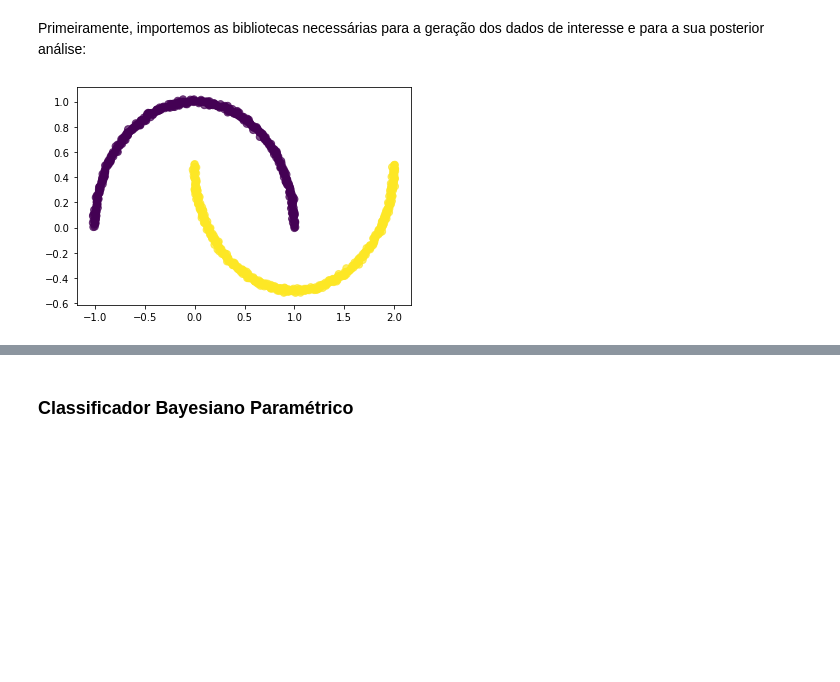
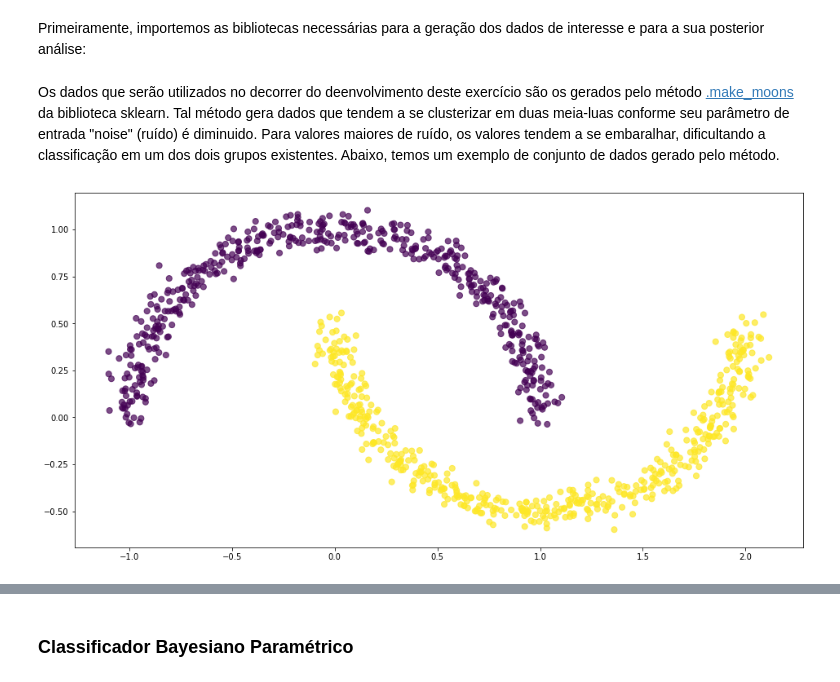
Before and after one commit to BrenoUSP/SME0828_DataScience, a Jupyter notebook: Projects/3 - Classificação/Projeto3_Classificacao_M.ipynb, the cells around one changed output, grey strips where cells are left out. Cells and saved outputs as stored; diff of their text form; code cells hidden in the pictures; blank space fills up the shorter version.

Commit message:
Add files via upload
Atualização do exercício 3 (ex 3 completo, falta completar o 4)

```diff
--- a/Projects/3 - Classificação/Projeto3_Classificacao_M.ipynb
+++ b/Projects/3 - Classificação/Projeto3_Classificacao_M.ipynb
@@ -72,12 +73,13 @@ from sklearn.metrics import accuracy_score
+# %% [markdown]
+Os dados que serão utilizados no decorrer do deenvolvimento deste exercício são os gerados pelo método [.make_moons](https://scikit-learn.org/stable/modules/generated/sklearn.datasets.make_moons.html) da biblioteca sklearn. Tal método gera dados que tendem a se clusterizar em duas meia-luas conforme seu parâmetro de entrada "noise" (ruído) é diminuido. Para valores maiores de ruído, os valores tendem a se embaralhar, dificultando a classificação em um dos dois grupos existentes. Abaixo, temos um exemplo de conjunto de dados gerado pelo método.
 # %%
-from sklearn import datasets
-import matplotlib.pyplot as plt
-plt.figure(figsize=(6,4))
-n_samples = 1000
-data  = datasets.make_moons(n_samples=n_samples, noise=.01)
+plt.figure(figsize=(16,8))
+
+n_samples = 1000 #número de pontos gerados
+data  = datasets.make_moons(n_samples=n_samples, noise=.05)
 X = data[0] #conjunto de dados a serem classificados
-y = data[1] #classes representados por 0 ou 1 (vetro comclassificação ddos dados de X)
+y = data[1] #classes representados por 0 ou 1 (vetor com classificação dos dados de X)
 plt.scatter(X[:,0], X[:,1], c=y, cmap="viridis", s=50, alpha=0.7)
 plt.show(True)
 # %% [output]
-[figure, old version]
+[figure, new version]
```
Also changed, not shown: parts of 44 cells of this notebook.
